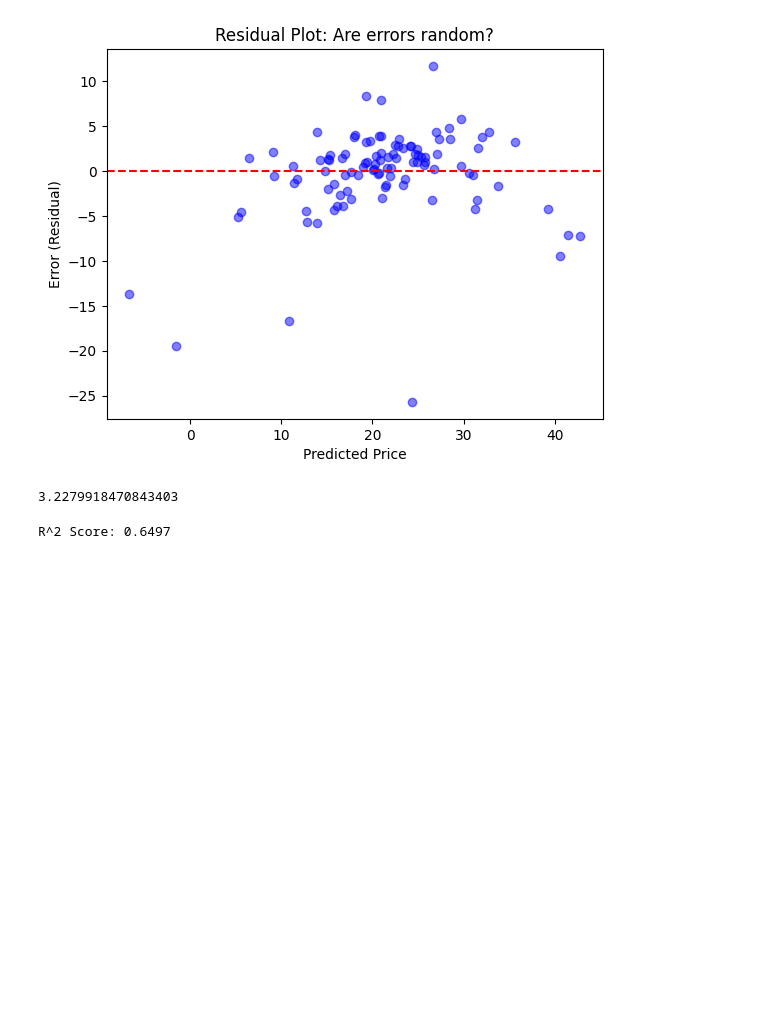
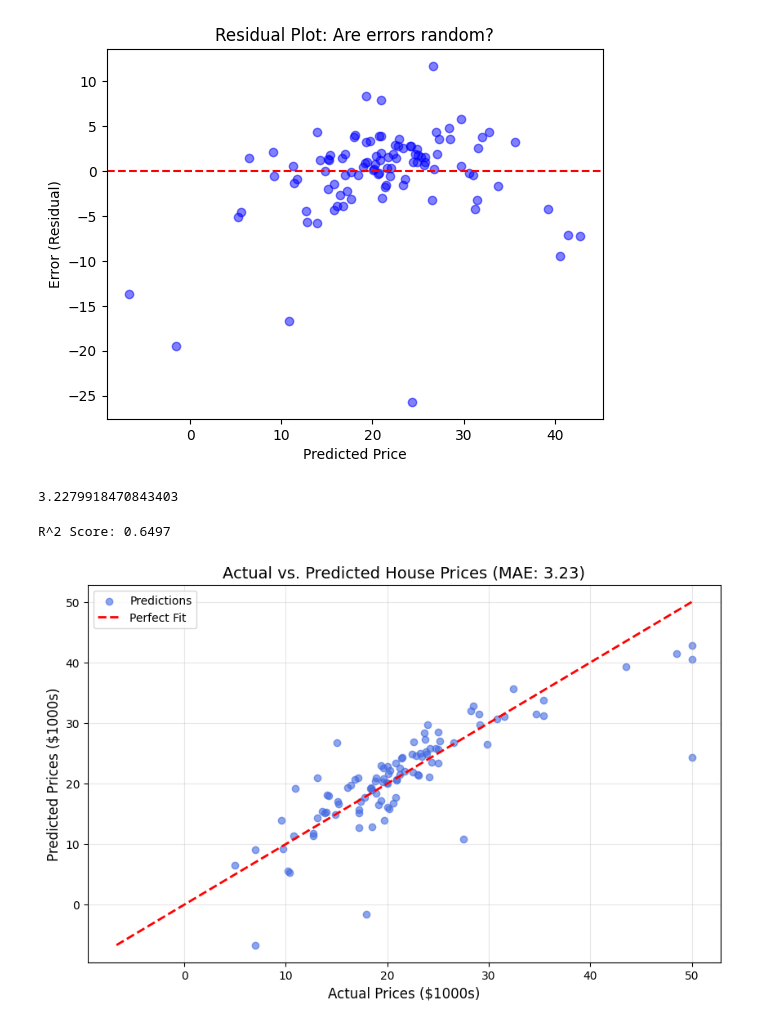
Before and after one commit to rowwmayn/ML-and-DL-Optimisation-Methods, a Jupyter notebook: 01. Linear Regression Optimisation/Ada_Grad_Housing_Price_Prediction.ipynb, the cells around one changed output. Cells and saved outputs as stored; diff of their text form; code cells hidden in the pictures; blank space fills up the shorter version.

```diff
--- a/01. Linear Regression Optimisation/Ada_Grad_Housing_Price_Prediction.ipynb
+++ b/01. Linear Regression Optimisation/Ada_Grad_Housing_Price_Prediction.ipynb
@@ -212,3 +212,27 @@ r2 = 1 - (ss_res / ss_tot)
 print(f"R^2 Score: {r2:.4f}")
 # %% [output]
 R^2 Score: 0.6497
+# %%
+import matplotlib.pyplot as plt
+
+# Set the style
+plt.figure(figsize=(10, 6))
+
+# Plotting the scatter points
+plt.scatter(y_test, y_final_pred, alpha=0.6, color='royalblue', label='Predictions')
+
+# Plotting the "Perfect Prediction" line
+# The line where Actual == Predicted
+max_val = max(max(y_test), max(y_final_pred))
+min_val = min(min(y_test), min(y_final_pred))
+plt.plot([min_val, max_val], [min_val, max_val], color='red', lw=2, linestyle='--', label='Perfect Fit')
+
+# Labeling
+plt.xlabel('Actual Prices ($1000s)', fontsize=12)
+plt.ylabel('Predicted Prices ($1000s)', fontsize=12)
+plt.title(f'Actual vs. Predicted House Prices (MAE: {np.mean(np.abs(final_error)):.2f})', fontsize=14)
+plt.legend()
+plt.grid(True, alpha=0.3)
+plt.show()
+# %% [output]
+[figure, added]
```
Also changed, not shown: 1 other file.
